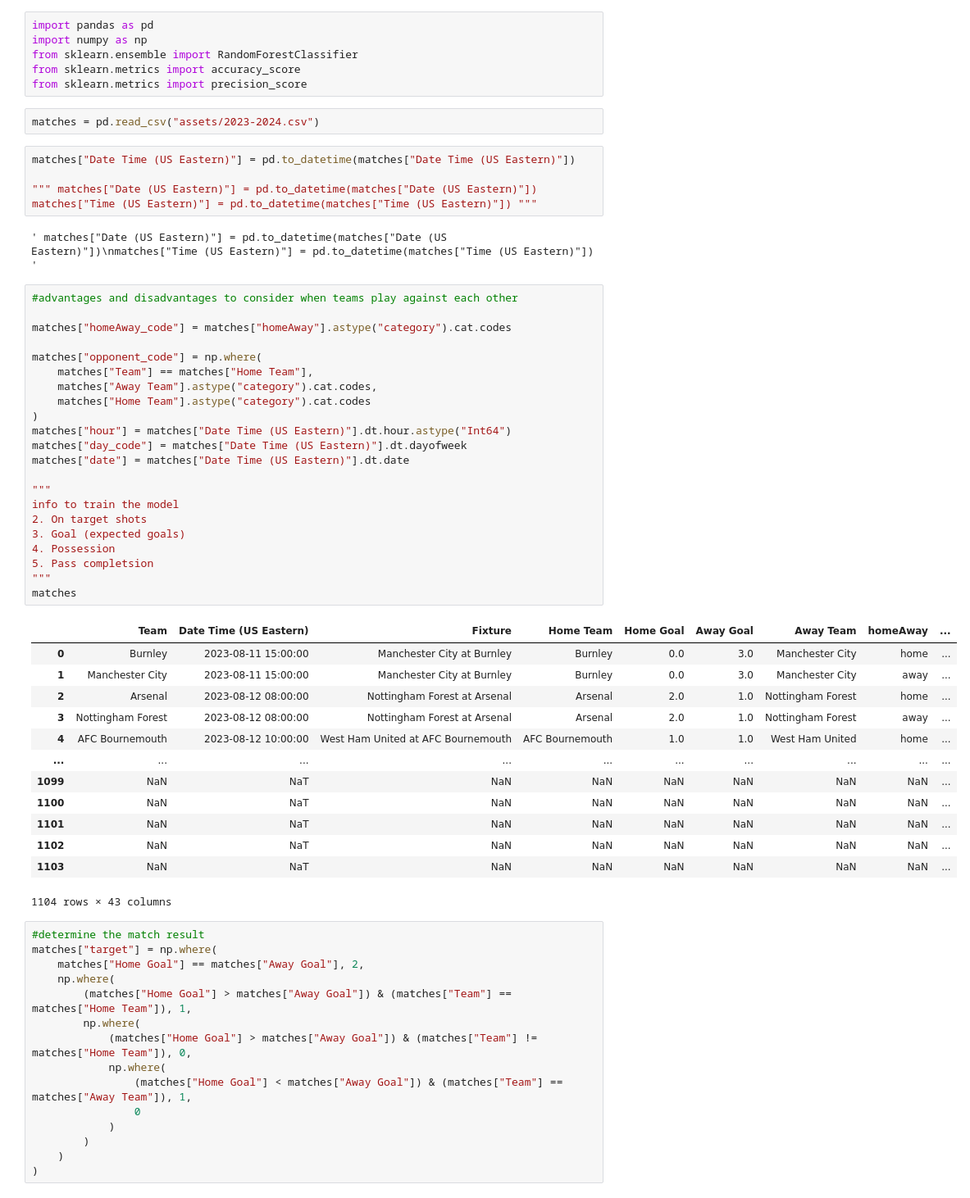
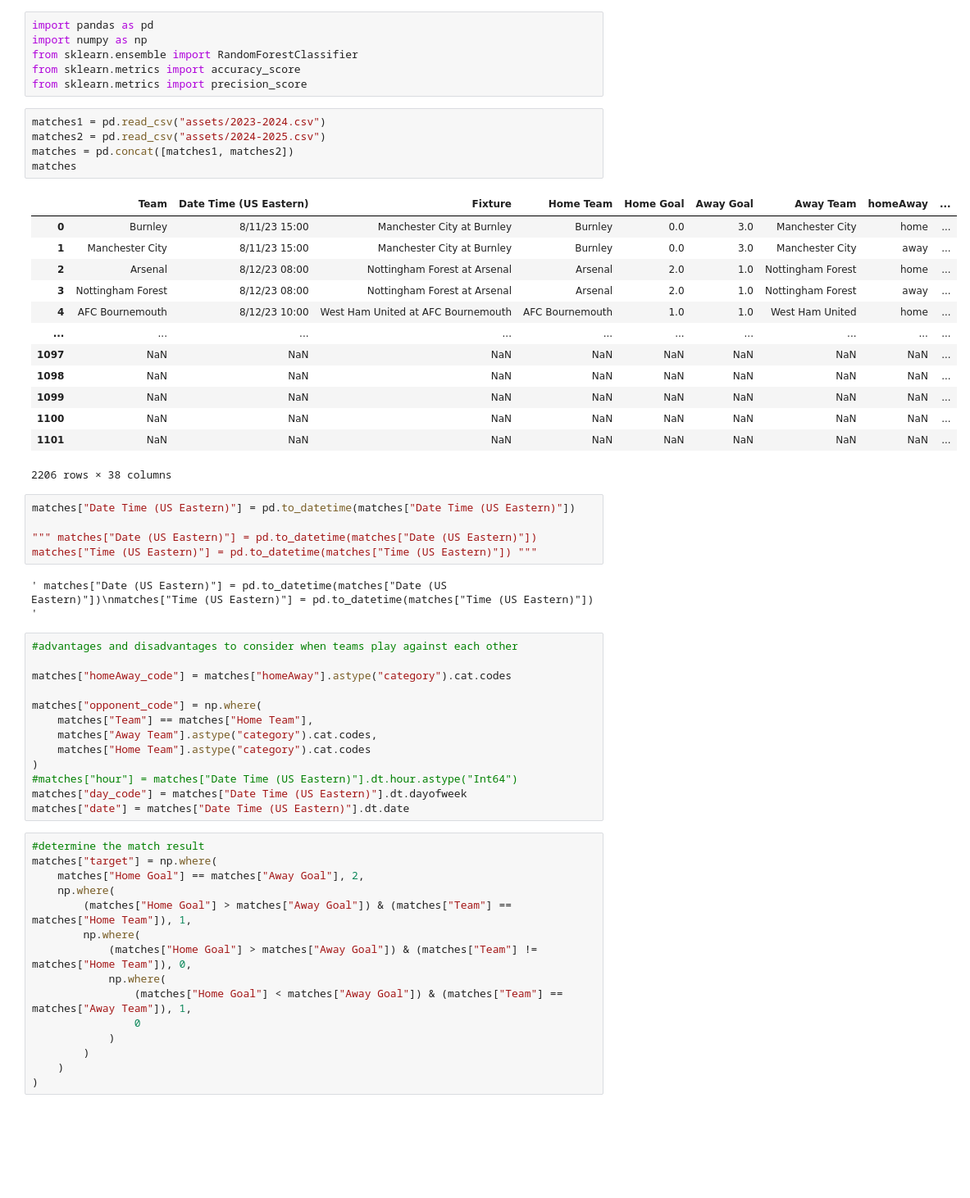
Before and after one commit to 23klhuynh/Soccer-Match-Prediction, a Jupyter notebook: index.ipynb, the cells around one changed output. Shown at 82% size. Drawn from its saved outputs; the diff is of its cells as text; blank space fills up the shorter version.

```diff
--- a/index.ipynb
+++ b/index.ipynb
@@ -4,8 +4,25 @@ import numpy as np
 from sklearn.ensemble import RandomForestClassifier
 from sklearn.metrics import accuracy_score
 from sklearn.metrics import precision_score
-# %%
-matches = pd.read_csv("assets/2023-2024.csv")
+# %%
+matches1 = pd.read_csv("assets/2023-2024.csv")
+matches2 = pd.read_csv("assets/2024-2025.csv")
+matches = pd.concat([matches1, matches2])
+matches
+# %% [output]
+|  | Team | Date Time (US Eastern) | Fixture | Home Team | Home Goal | Away Goal | Away Team | homeAway | ... |
+| 0 | Burnley | 8/11/23 15:00 | Manchester City at Burnley | Burnley | 0.0 | 3.0 | Manchester City | home | ... |
+| 1 | Manchester City | 8/11/23 15:00 | Manchester City at Burnley | Burnley | 0.0 | 3.0 | Manchester City | away | ... |
+| 2 | Arsenal | 8/12/23 08:00 | Nottingham Forest at Arsenal | Arsenal | 2.0 | 1.0 | Nottingham Forest | home | ... |
+| 3 | Nottingham Forest | 8/12/23 08:00 | Nottingham Forest at Arsenal | Arsenal | 2.0 | 1.0 | Nottingham Forest | away | ... |
+| 4 | AFC Bournemouth | 8/12/23 10:00 | West Ham United at AFC Bournemouth | AFC Bournemouth | 1.0 | 1.0 | West Ham United | home | ... |
+| ... | ... | ... | ... | ... | ... | ... | ... | ... | ... |
+| 1097 | NaN | NaN | NaN | NaN | NaN | NaN | NaN | NaN | ... |
+| 1098 | NaN | NaN | NaN | NaN | NaN | NaN | NaN | NaN | ... |
+| 1099 | NaN | NaN | NaN | NaN | NaN | NaN | NaN | NaN | ... |
+| 1100 | NaN | NaN | NaN | NaN | NaN | NaN | NaN | NaN | ... |
+| 1101 | NaN | NaN | NaN | NaN | NaN | NaN | NaN | NaN | ... |
+2206 rows × 38 columns
 # %%
 matches["Date Time (US Eastern)"] = pd.to_datetime(matches["Date Time (US Eastern)"])
 
@@ -23,32 +40,9 @@ matches["opponent_code"] = np.where(
     matches["Away Team"].astype("category").cat.codes,
     matches["Home Team"].astype("category").cat.codes
 )
-matches["hour"] = matches["Date Time (US Eastern)"].dt.hour.astype("Int64")
+#matches["hour"] = matches["Date Time (US Eastern)"].dt.hour.astype("Int64")
 matches["day_code"] = matches["Date Time (US Eastern)"].dt.dayofweek
 matches["date"] = matches["Date Time (US Eastern)"].dt.date
-
-"""
-info to train the model
-2. On target shots
-3. Goal (expected goals)
-4. Possession
-5. Pass completsion
-"""
-matches
-# %% [output]
-|  | Team | Date Time (US Eastern) | Fixture | Home Team | Home Goal | Away Goal | Away Team | homeAway | ... |
-| 0 | Burnley | 2023-08-11 15:00:00 | Manchester City at Burnley | Burnley | 0.0 | 3.0 | Manchester City | home | ... |
-| 1 | Manchester City | 2023-08-11 15:00:00 | Manchester City at Burnley | Burnley | 0.0 | 3.0 | Manchester City | away | ... |
-| 2 | Arsenal | 2023-08-12 08:00:00 | Nottingham Forest at Arsenal | Arsenal | 2.0 | 1.0 | Nottingham Forest | home | ... |
-| 3 | Nottingham Forest | 2023-08-12 08:00:00 | Nottingham Forest at Arsenal | Arsenal | 2.0 | 1.0 | Nottingham Forest | away | ... |
-| 4 | AFC Bournemouth | 2023-08-12 10:00:00 | West Ham United at AFC Bournemouth | AFC Bournemouth | 1.0 | 1.0 | West Ham United | home | ... |
-| ... | ... | ... | ... | ... | ... | ... | ... | ... | ... |
-| 1099 | NaN | NaT | NaN | NaN | NaN | NaN | NaN | NaN | ... |
-| 1100 | NaN | NaT | NaN | NaN | NaN | NaN | NaN | NaN | ... |
-| 1101 | NaN | NaT | NaN | NaN | NaN | NaN | NaN | NaN | ... |
-| 1102 | NaN | NaT | NaN | NaN | NaN | NaN | NaN | NaN | ... |
-| 1103 | NaN | NaT | NaN | NaN | NaN | NaN | NaN | NaN | ... |
-1104 rows × 43 columns
 # %%
 #determine the match result
 matches["target"] = np.where(
```
Also changed, not shown: parts of 14 cells of this notebook, 5 other files.
